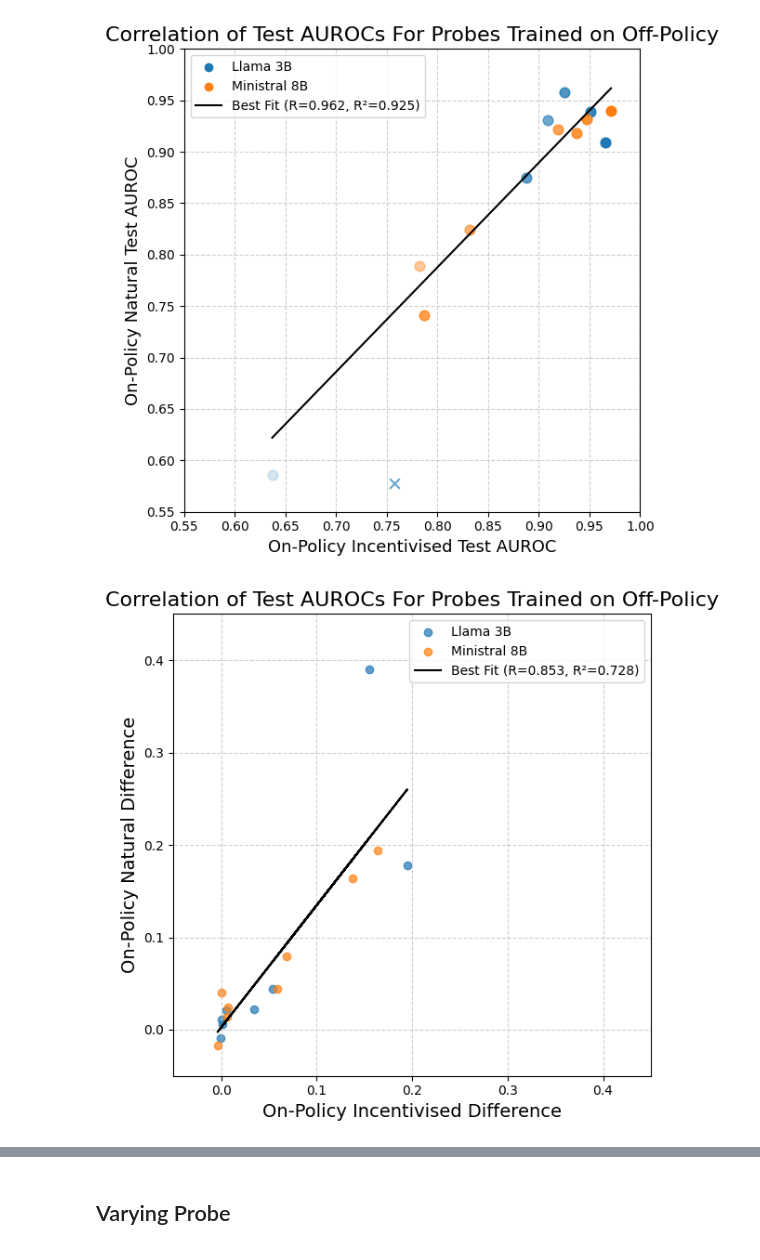
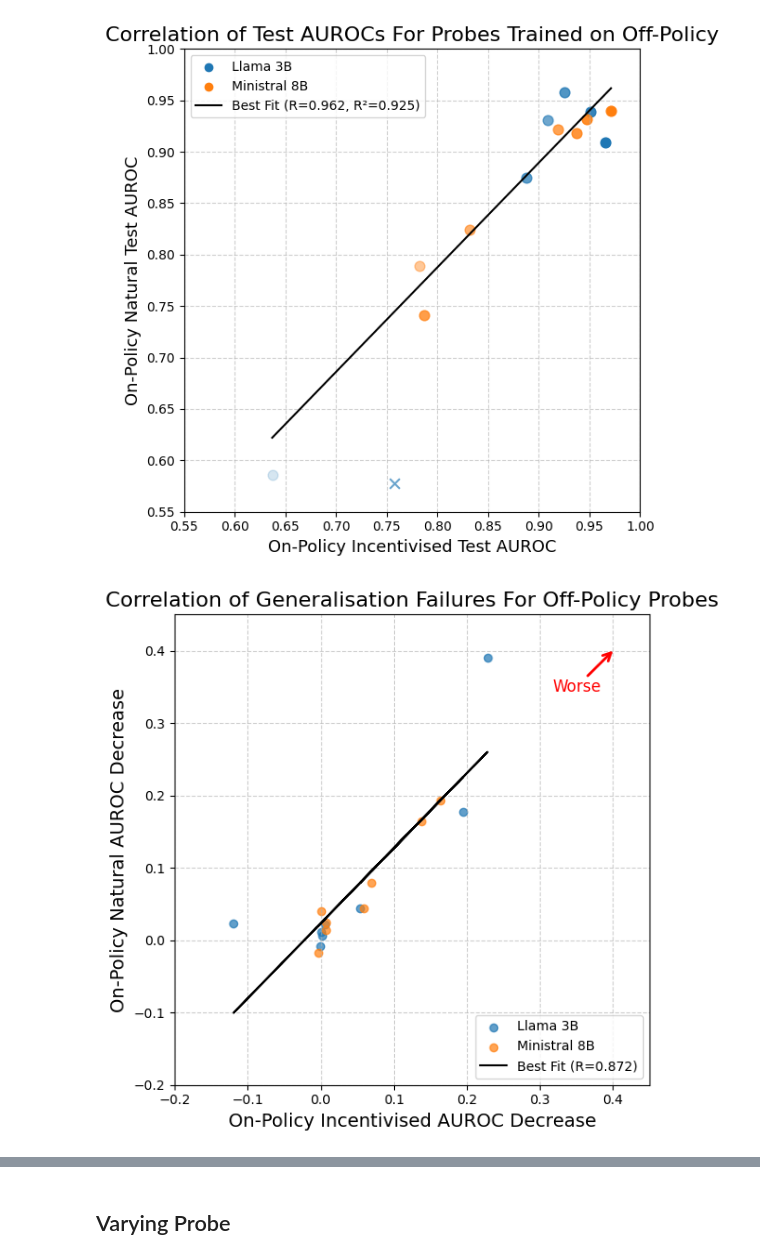
Before and after one commit to SamDower/LASR-probe-gen, a Jupyter notebook: notebooks/SummaryPlotCorrelation.ipynb, the cells around one changed output, grey strips where cells are left out. Drawn from its saved outputs; the diff is of its cells as text; code cells hidden in the pictures.

Commit message:
Added correlation graphs

```diff
--- a/notebooks/SummaryPlotCorrelation.ipynb
+++ b/notebooks/SummaryPlotCorrelation.ipynb
@@ -290,39 +332,61 @@ elif train_policy == "off_policy":
     x1 = np.array([results_table2[0][i] - results_table2[-1][i] for i in range(len(results_table2[0]))])
     y1 = np.array([results_table1[0][i] - results_table1[-1][i] for i in range(len(results_table1[0]))])
     x2 = np.array([results_table4[0][i] - results_table4[-1][i] for i in range(len(results_table4[0]))])
     y2 = np.array([results_table3[0][i] - results_table3[-1][i] for i in range(len(results_table3[0]))])
 
 # Fit lines
 x_combined = np.concatenate([x1, x2])
 y_combined = np.concatenate([y1, y2])
 slope_combined, intercept_combined = np.polyfit(x_combined, y_combined, 1)
 y_combined_pred = slope_combined * x_combined + intercept_combined
 
 # Compute R² and R
 r2_combined = 1 - np.sum((y_combined - y_combined_pred)**2) / np.sum((y_combined - np.mean(y_combined))**2)
 r_combined = np.sign(slope_combined) * np.sqrt(r2_combined)
 
 # Plot
 plt.figure(figsize=(6, 6))
 plt.scatter(x1, y1, label='Llama 3B', alpha=0.7)
 plt.scatter(x2, y2, label='Ministral 8B', alpha=0.7)
 plt.plot(
     x_combined, y_combined_pred, color='black',
-    label=f'Best Fit (R={r_combined:.3f}, R²={r2_combined:.3f})'
+    label=f'Best Fit (R={r_combined:.3f})'#, R²={r2_combined:.3f})'
 )
 
-plt.xlabel('On-Policy Incentivised Difference', fontsize=14)
-plt.ylabel('On-Policy Natural Difference', fontsize=14)
+plt.xlabel('On-Policy Incentivised AUROC Decrease', fontsize=14)
+plt.ylabel('On-Policy Natural AUROC Decrease', fontsize=14)
 plt.title(
-    f'Correlation of Test AUROCs For Probes Trained on {"On-Policy Prompted" if train_policy == "prompted" else "Off-Policy"}',
+    f'Correlation of Generalisation Failures For {"On-Policy Prompted" if train_policy == "prompted" else "Off-Policy"} Probes',
     fontsize=16
 )
-plt.legend()
-plt.xlim(-0.05, 0.45)
-plt.ylim(-0.05, 0.45)
+# put legend in the top right corner
+plt.legend(loc='lower right')
+
+plt.annotate(
+    'Worse',
+    xy=(0.4, 0.4),            # arrow tip (end point)
+    xytext=(0.35, 0.35),        # text location (start point)
+    textcoords='data',
+    arrowprops=dict(
+        arrowstyle='->',
+        color='red',
+        lw=2,
+        shrinkA=0,
+        shrinkB=0,
+        mutation_scale=15
+    ),
+    fontsize=12,
+    color='red',
+    ha='center',
+    va='center'
+)
+
+plt.xlim(-0.2, 0.45)
+plt.ylim(-0.2, 0.45)
 plt.grid(True, linestyle='--', alpha=0.6)
 plt.tight_layout()
-# plt.savefig("correlation_plot.pdf", format="pdf", bbox_inches="tight")
+plt.savefig("correlation_plot_off_policy.pdf", format="pdf", bbox_inches="tight")
+# plt.savefig("correlation_plot_prompted.pdf", format="pdf", bbox_inches="tight")
 plt.show()
 # %% [output]
-[figure, old version]
+[figure, new version]
```
Also changed, not shown: parts of 2 cells of this notebook.
